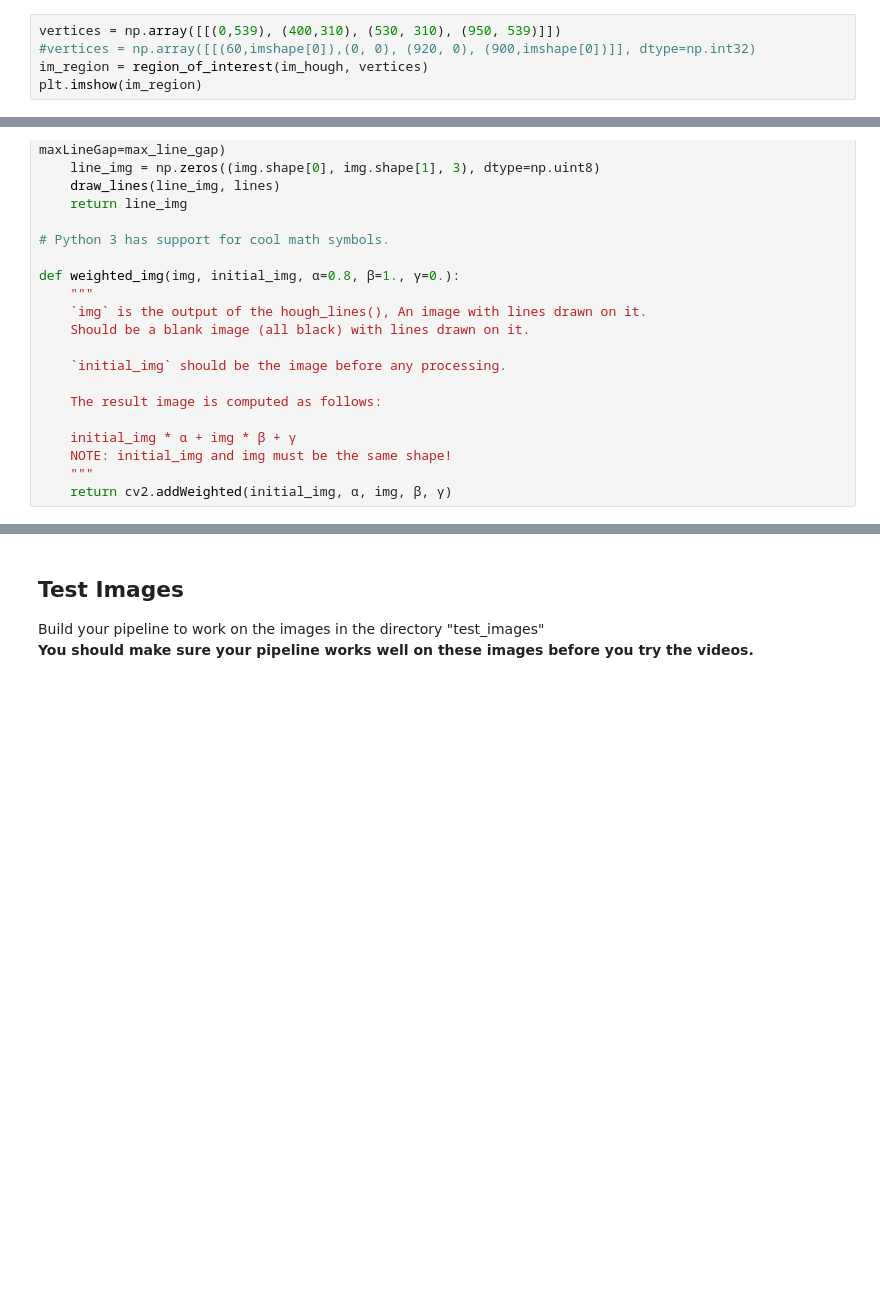
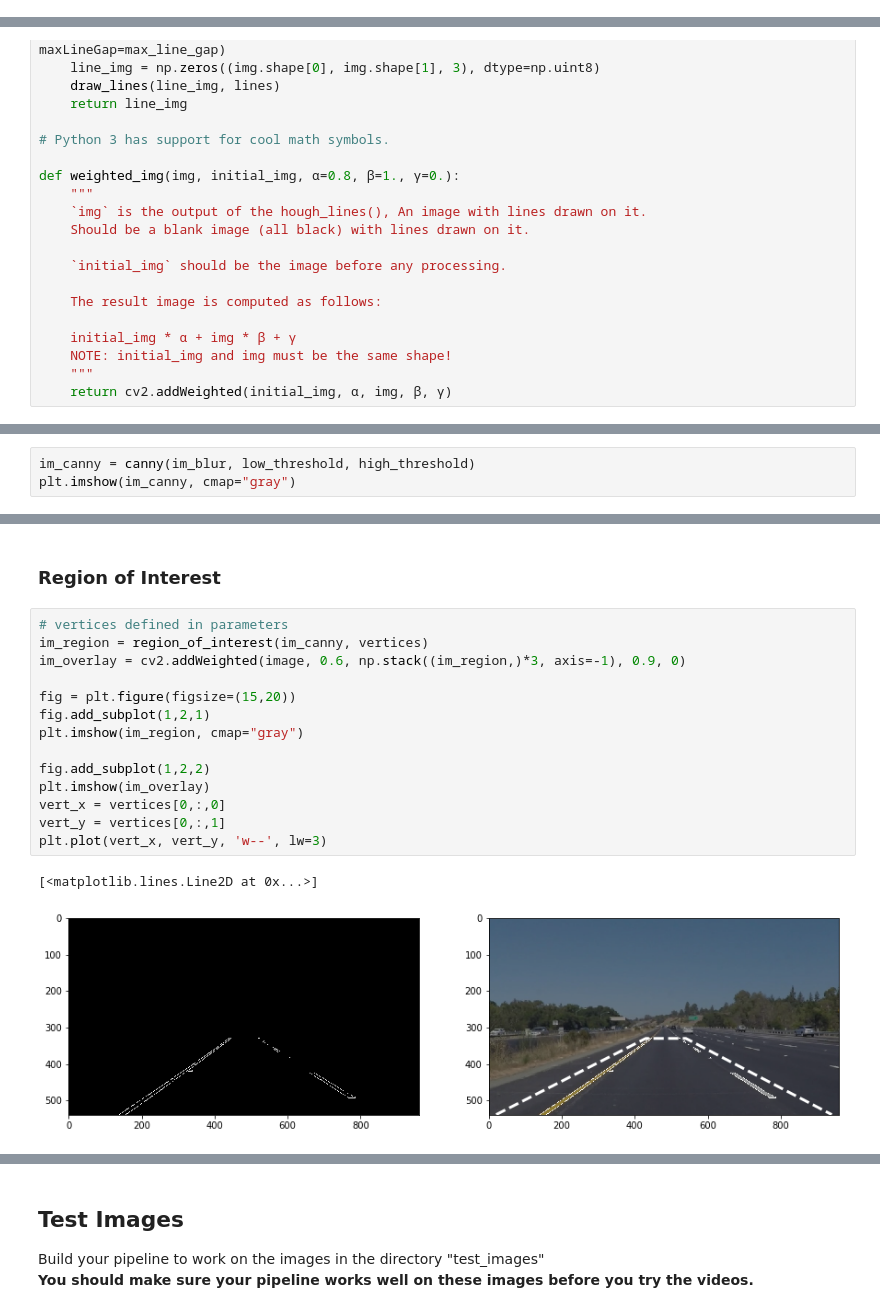
Before and after one commit to Maria452/Udacity-1-LaneLines, a Jupyter notebook: P1.ipynb, the cells around one changed output, grey strips where cells are left out. Drawn from its saved outputs; the diff is of its cells as text; blank space fills up the shorter version.

```diff
--- a/P1.ipynb
+++ b/P1.ipynb
@@ -102,5 +49,0 @@ plt.imshow(im_hough)
-# %%
-vertices = np.array([[(0,539), (400,310), (530, 310), (950, 539)]])
-#vertices = np.array([[(60,imshape[0]),(0, 0), (920, 0), (900,imshape[0])]], dtype=np.int32)
-im_region = region_of_interest(im_hough, vertices)
-plt.imshow(im_region)
@@ -221,0 +294,3 @@ def weighted_img(img, initial_img, α=0.8, β=1., γ=0.):
+# %%
+im_canny = canny(im_blur, low_threshold, high_threshold)
+plt.imshow(im_canny, cmap="gray")
@@ -221,0 +300,19 @@ def weighted_img(img, initial_img, α=0.8, β=1., γ=0.):
+# %% [markdown]
+### Region of Interest
+# %%
+# vertices defined in parameters
+im_region = region_of_interest(im_canny, vertices)
+im_overlay = cv2.addWeighted(image, 0.6, np.stack((im_region,)*3, axis=-1), 0.9, 0)
+
+fig = plt.figure(figsize=(15,20))
+fig.add_subplot(1,2,1)
+plt.imshow(im_region, cmap="gray")
+
+fig.add_subplot(1,2,2)
+plt.imshow(im_overlay)
+vert_x = vertices[0,:,0]
+vert_y = vertices[0,:,1]
+plt.plot(vert_x, vert_y, 'w--', lw=3)
+# %% [output]
+[<matplotlib.lines.Line2D at 0x...>]
+[figure, added]
```
Also changed, not shown: parts of 41 cells of this notebook, 8 other files.
